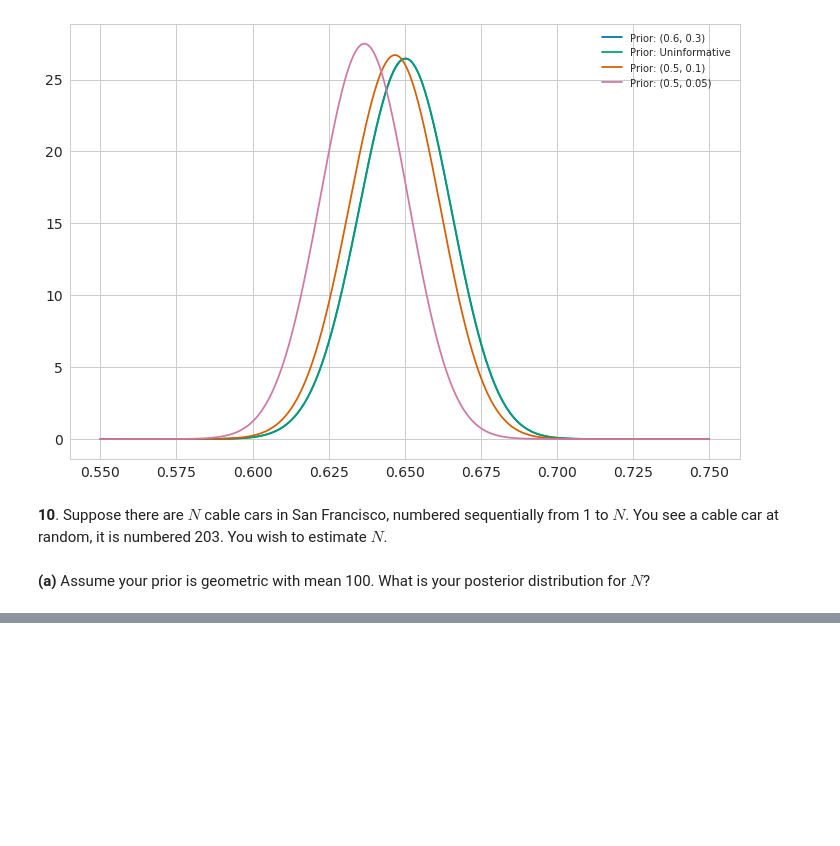
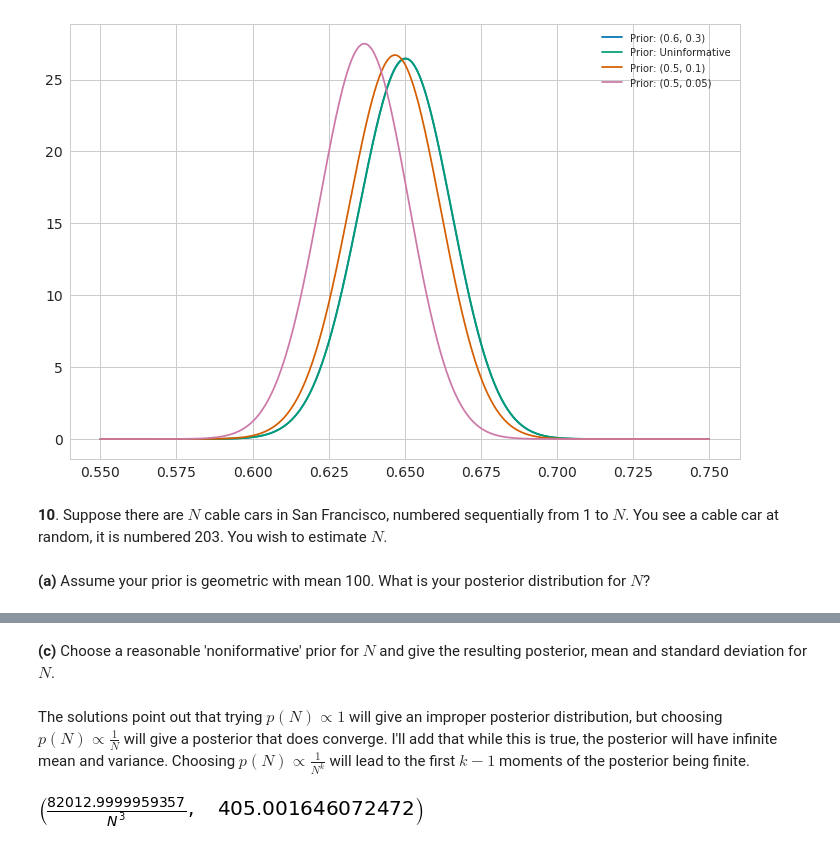
Before and after one commit to jbandlow/notebooks, a Jupyter notebook: BDA Exercises - Chapter 2.ipynb, the cells around one changed output, grey strips where cells are left out. Cells and saved outputs as stored; diff of their text form; code cells hidden in the pictures; blank space fills up the shorter version.

```diff
--- a/BDA Exercises - Chapter 2.ipynb
+++ b/BDA Exercises - Chapter 2.ipynb
@@ -436,0 +453,13 @@ sy.Sum((1/N) * (99/100)**N, (N, 203, sy.oo)).evalf()
+# %% [markdown]
+**(c)** Choose a reasonable 'noniformative' prior for $N$ and give the resulting posterior, mean and standard deviation for $N$.
+# %% [markdown]
+The solutions point out that trying $p(N) \propto 1$ will give an improper posterior distribution, but choosing $p(N) \propto \frac{1}{N}$ will give a posterior that does converge. I'll add that while this is true, the posterior will have infinite mean and variance. Choosing $p(N) \propto \frac{1}{N^k}$ will lead to the first $k - 1$ moments of the posterior being finite.
+# %%
+prior = 1/N**2  # Chosen so that the mean of the posterior will be finite.
+denom = sy.Sum((1/N) * prior, (N, 203, sy.oo)).evalf()
+posterior = prior / (N * denom)
+mean = sy.Sum(N * posterior, (N, 203, sy.oo))
+# std will not converge, so we don't compute it
+posterior, mean.evalf()
+# %% [output]
+[figure, added]
```
Also changed, not shown: parts of 29 cells of this notebook, 2 other files.
